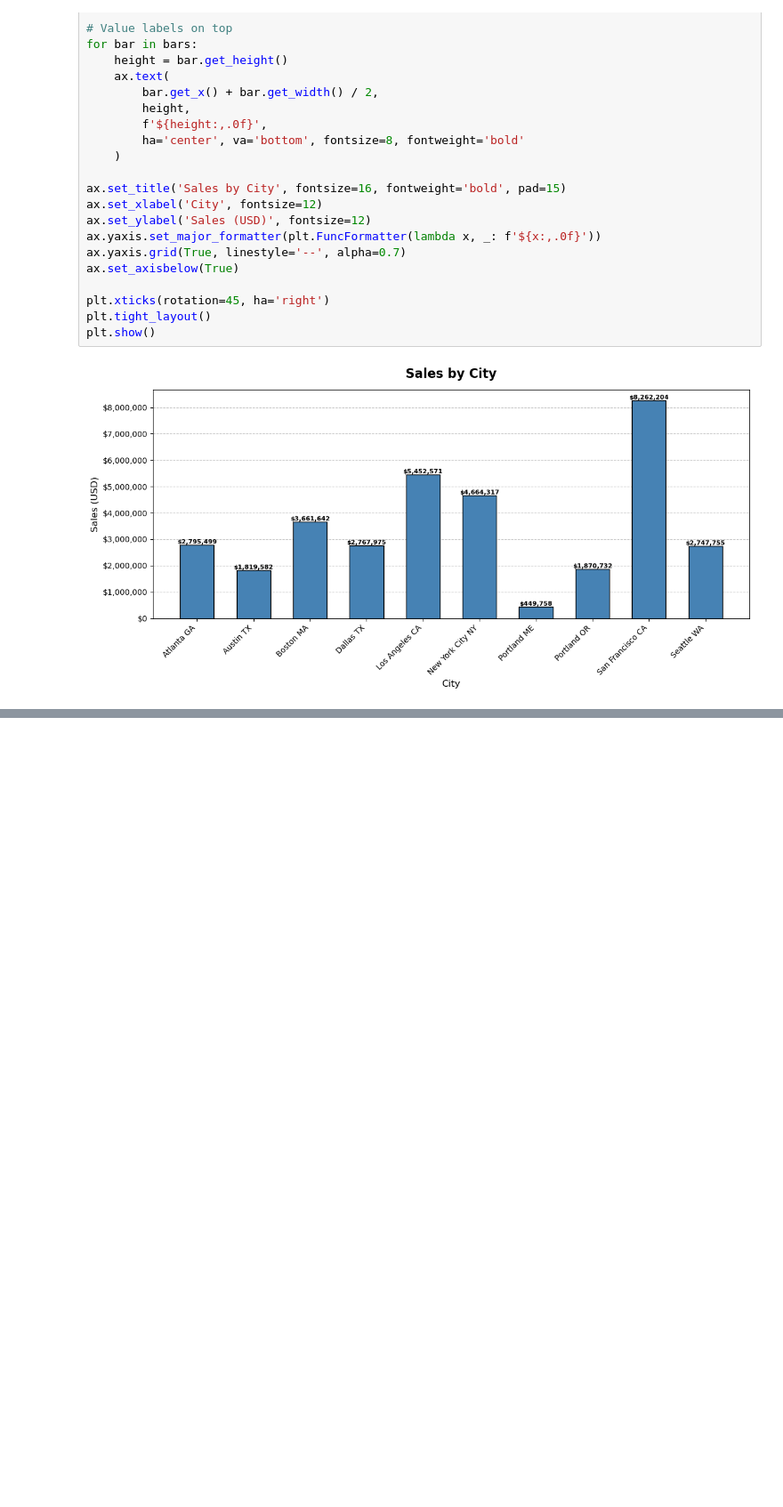
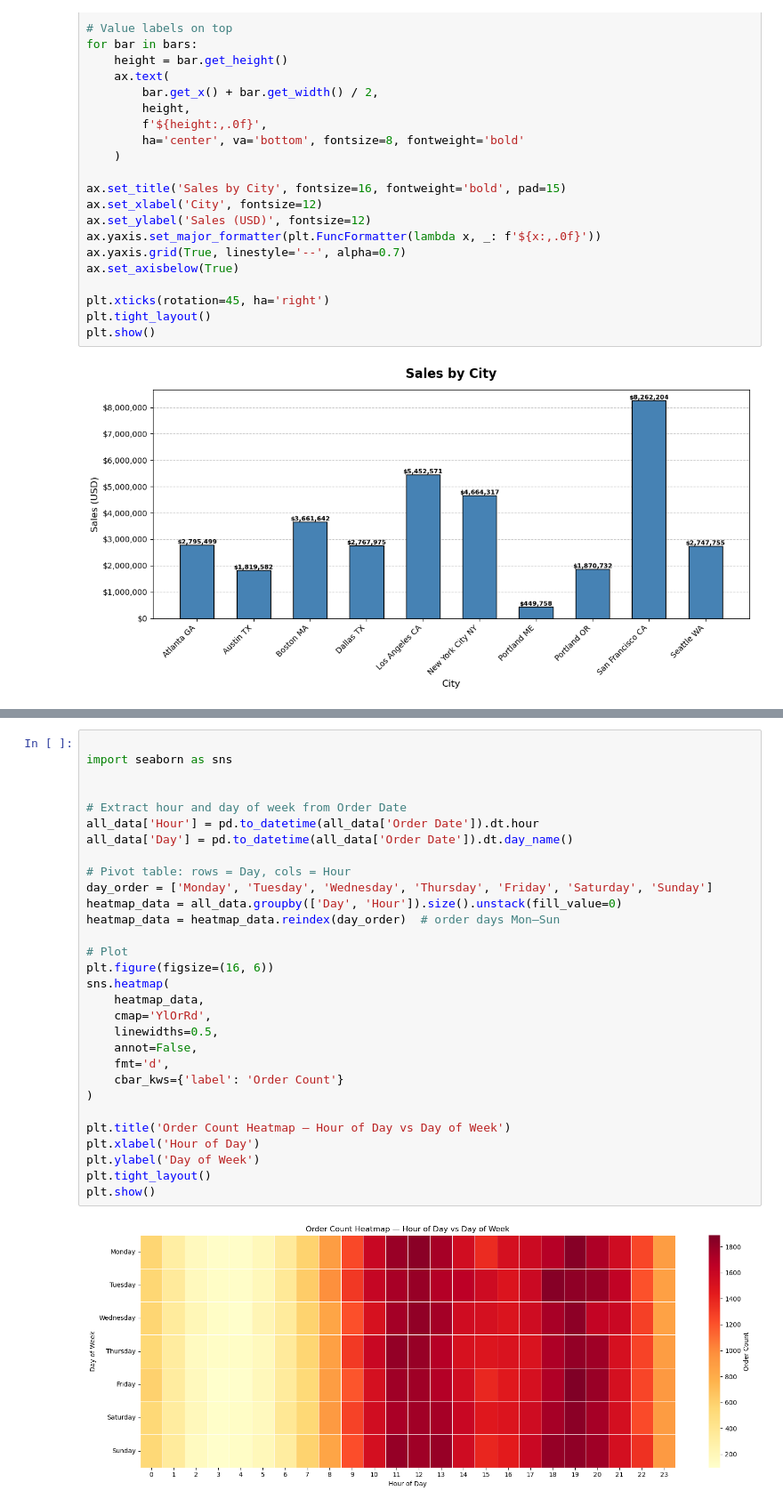
Before and after one commit to tobezhanabi/Sales-Analysis, a Jupyter notebook: salesAnalysis.ipynb, the cells around one changed output, grey strips where cells are left out. Shown at 89% size. Saved outputs shown, nothing was run; the diff lists cells and outputs as text; blank space fills up the shorter version.

```diff
--- a/salesAnalysis.ipynb
+++ b/salesAnalysis.ipynb
@@ -169,0 +211,32 @@ plt.show()
+# %%
+
+import seaborn as sns
+
+
+# Extract hour and day of week from Order Date
+all_data['Hour'] = pd.to_datetime(all_data['Order Date']).dt.hour
+all_data['Day'] = pd.to_datetime(all_data['Order Date']).dt.day_name()
+
+# Pivot table: rows = Day, cols = Hour
+day_order = ['Monday', 'Tuesday', 'Wednesday', 'Thursday', 'Friday', 'Saturday', 'Sunday']
+heatmap_data = all_data.groupby(['Day', 'Hour']).size().unstack(fill_value=0)
+heatmap_data = heatmap_data.reindex(day_order)  # order days Mon–Sun
+
+# Plot
+plt.figure(figsize=(16, 6))
+sns.heatmap(
+    heatmap_data,
+    cmap='YlOrRd',
+    linewidths=0.5,
+    annot=False,
+    fmt='d',
+    cbar_kws={'label': 'Order Count'}
+)
+
+plt.title('Order Count Heatmap — Hour of Day vs Day of Week')
+plt.xlabel('Hour of Day')
+plt.ylabel('Day of Week')
+plt.tight_layout()
+plt.show()
+# %% [output]
+[figure, added]
```
Also changed, not shown: parts of 7 cells of this notebook.
